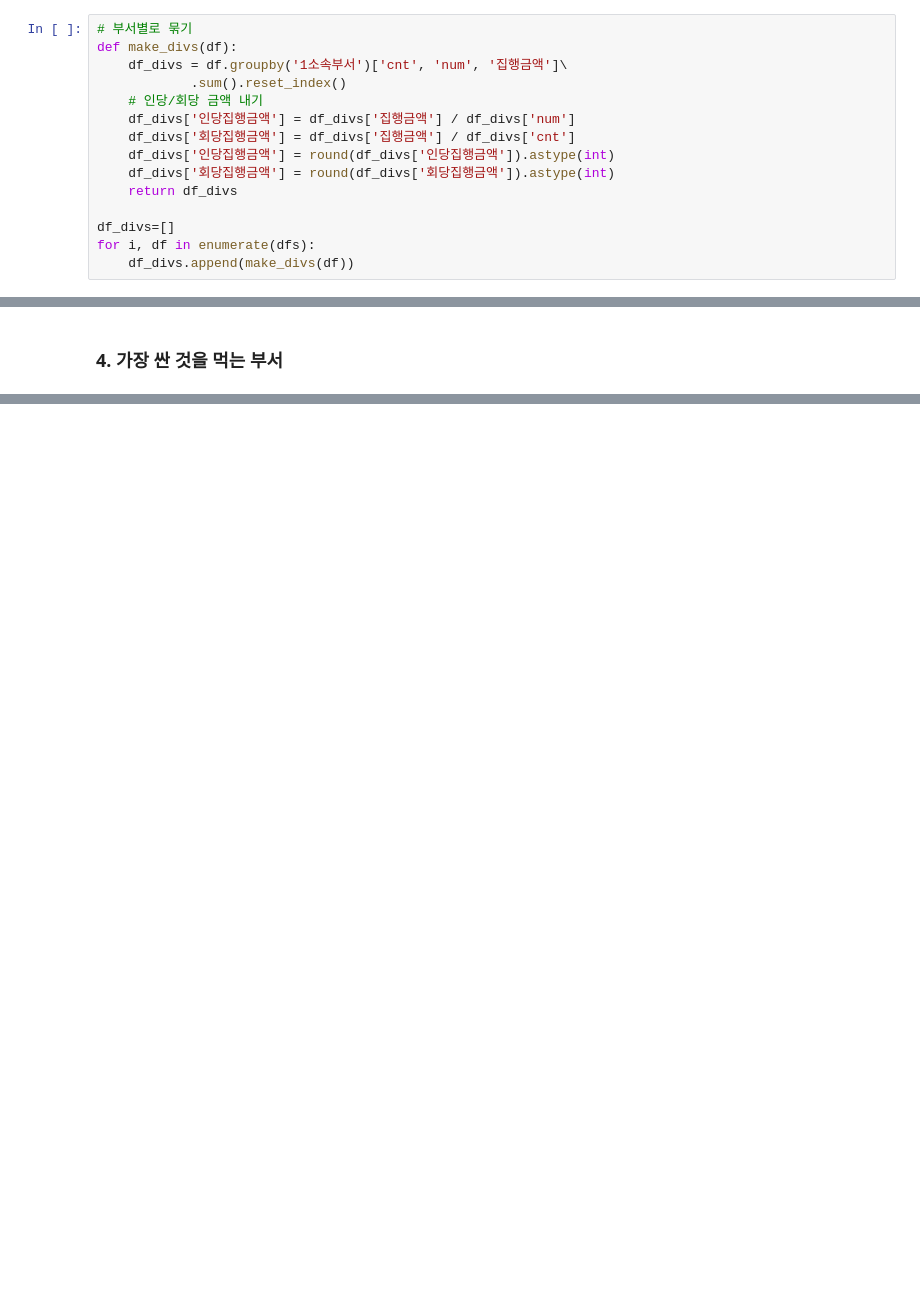
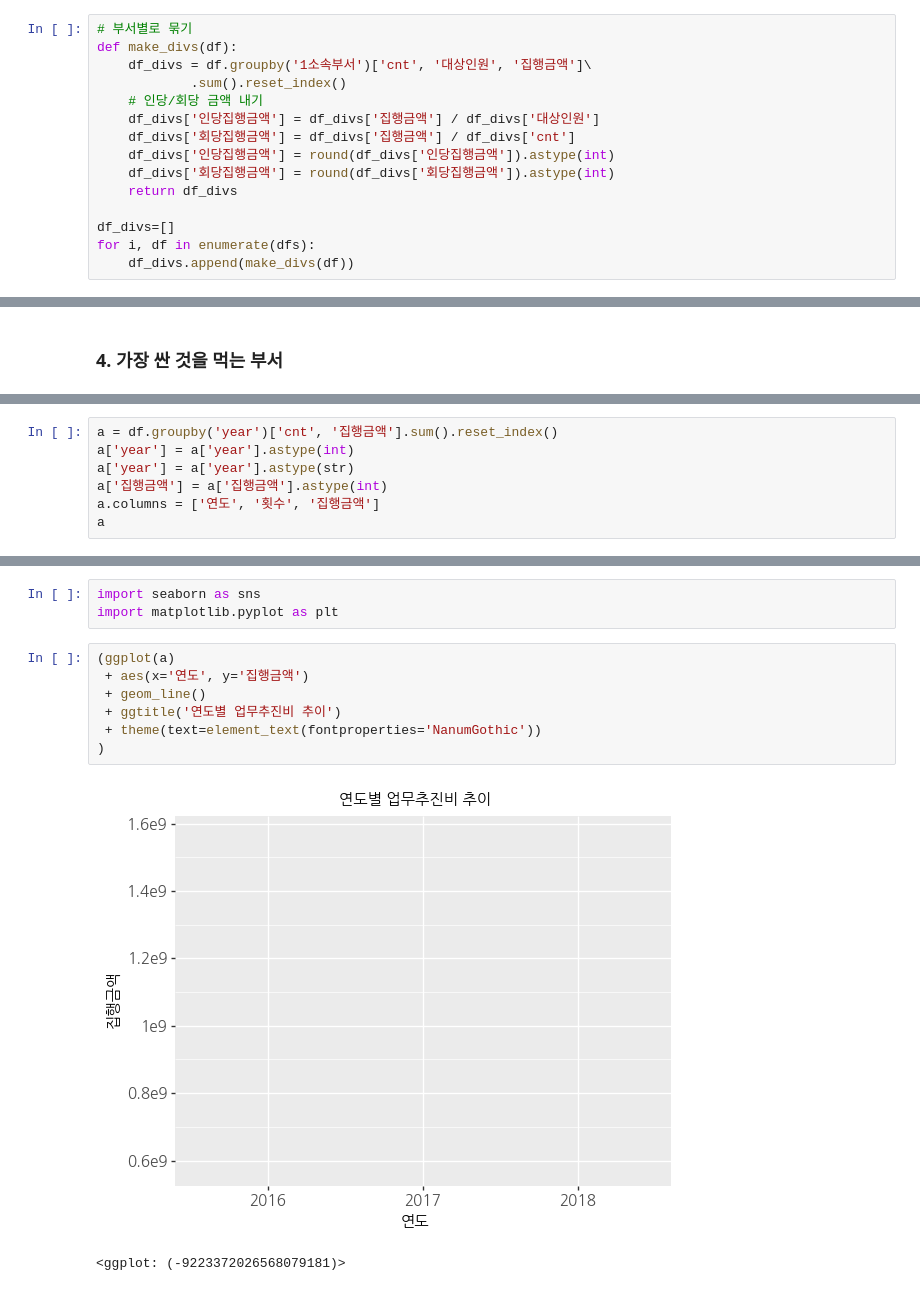
Before and after one commit to jy617lee/popular_restaurants_from_officials, a Jupyter notebook: data_analysis.ipynb, the cells around one changed output, grey strips where cells are left out. Cells and saved outputs as stored; diff of their text form; blank space fills up the shorter version.

```diff
--- a/data_analysis.ipynb
+++ b/data_analysis.ipynb
@@ -161,10 +311,10 @@ df_groups[3][df_groups[3]['회당명수']>7].sort_values(by='cnt', ascending=Fal
 # %%
 # 부서별로 묶기
 def make_divs(df):
-    df_divs = df.groupby('1소속부서')['cnt', 'num', '집행금액']\
+    df_divs = df.groupby('1소속부서')['cnt', '대상인원', '집행금액']\
             .sum().reset_index()
     # 인당/회당 금액 내기
-    df_divs['인당집행금액'] = df_divs['집행금액'] / df_divs['num']
+    df_divs['인당집행금액'] = df_divs['집행금액'] / df_divs['대상인원']
     df_divs['회당집행금액'] = df_divs['집행금액'] / df_divs['cnt']
     df_divs['인당집행금액'] = round(df_divs['인당집행금액']).astype(int)
     df_divs['회당집행금액'] = round(df_divs['회당집행금액']).astype(int)
@@ -240,0 +546,7 @@ df_divs[3].sort_values(by='인당집행금액', ascending=True).head(3)
+# %%
+a = df.groupby('year')['cnt', '집행금액'].sum().reset_index()
+a['year'] = a['year'].astype(int)
+a['year'] = a['year'].astype(str)
+a['집행금액'] = a['집행금액'].astype(int)
+a.columns = ['연도', '횟수', '집행금액']
+a
@@ -240,0 +558,13 @@ df_divs[3].sort_values(by='인당집행금액', ascending=True).head(3)
+# %%
+import seaborn as sns
+import matplotlib.pyplot as plt
+# %%
+(ggplot(a)
+ + aes(x='연도', y='집행금액')
+ + geom_line()
+ + ggtitle('연도별 업무추진비 추이')
+ + theme(text=element_text(fontproperties='NanumGothic'))
+)
+# %% [output]
+[figure, added]
+<ggplot: (-9223372026568079181)>
```
Also changed, not shown: parts of 79 cells of this notebook, 47 other files.
